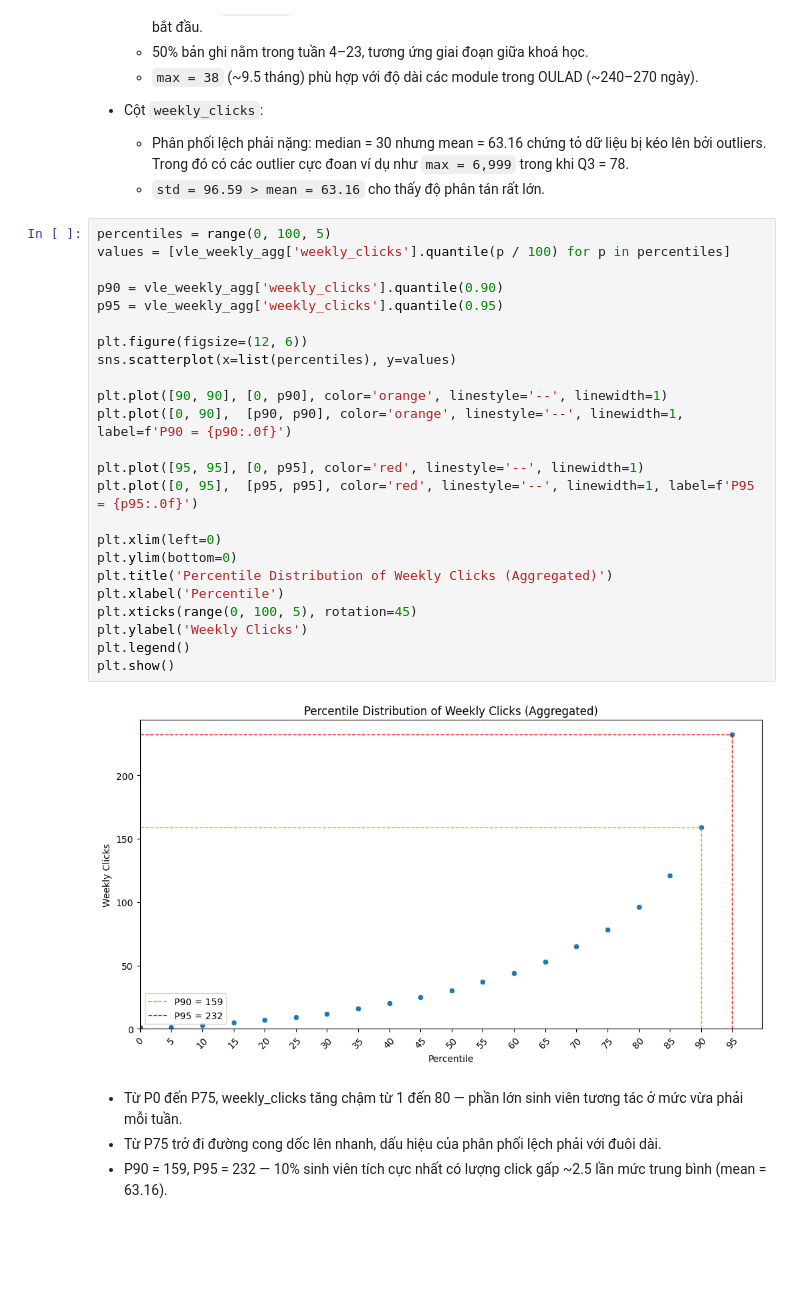
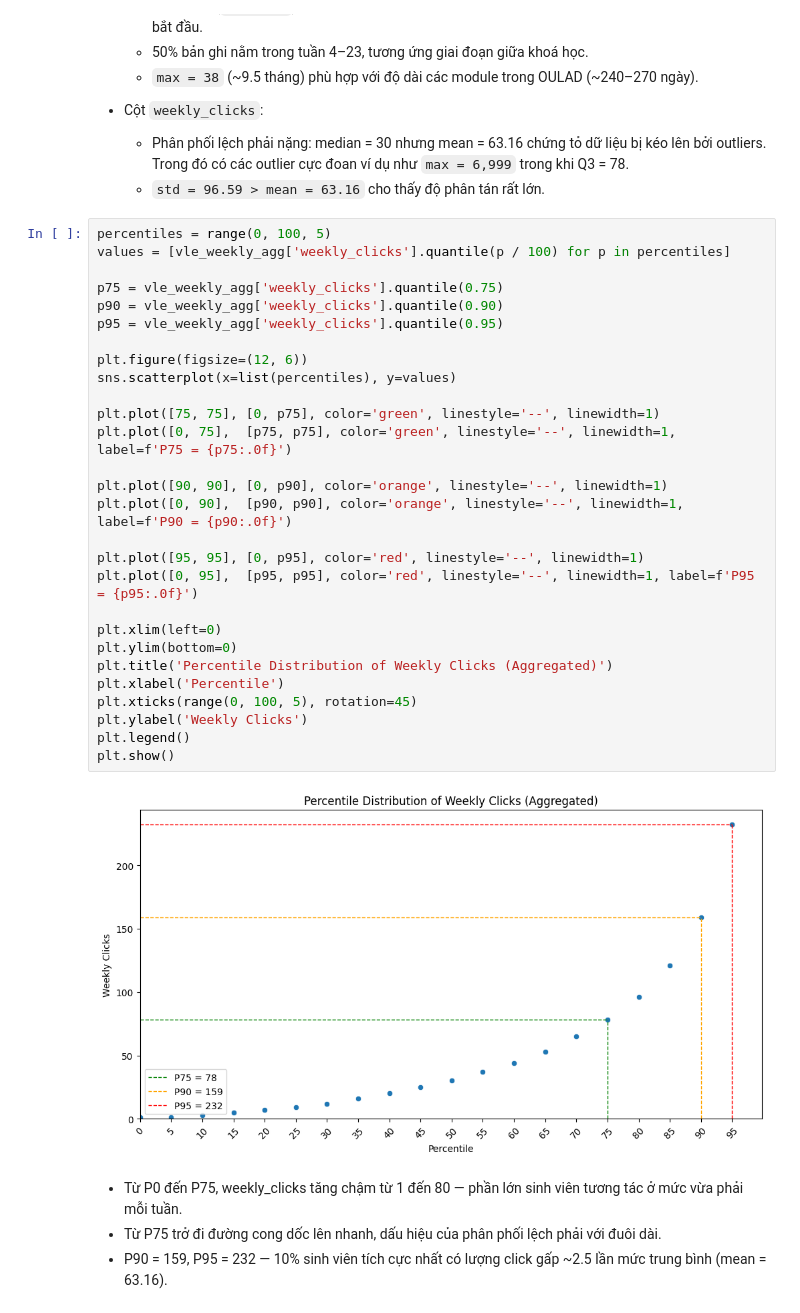
Before and after one commit to thiennguyen37-qn/early-academic-risk-warning, a Jupyter notebook: notebooks/EDA.ipynb, the cells around one changed output. Drawn from its saved outputs; the diff is of its cells as text; blank space fills up the shorter version.

```diff
--- a/notebooks/EDA.ipynb
+++ b/notebooks/EDA.ipynb
@@ -267,29 +267,33 @@ vle_weekly_agg.describe().apply(lambda x: x.apply('{:.2f}'.format))
 # %%
 percentiles = range(0, 100, 5)
 values = [vle_weekly_agg['weekly_clicks'].quantile(p / 100) for p in percentiles]
 
+p75 = vle_weekly_agg['weekly_clicks'].quantile(0.75)
 p90 = vle_weekly_agg['weekly_clicks'].quantile(0.90)
 p95 = vle_weekly_agg['weekly_clicks'].quantile(0.95)
 
 plt.figure(figsize=(12, 6))
 sns.scatterplot(x=list(percentiles), y=values)
+
+plt.plot([75, 75], [0, p75], color='green', linestyle='--', linewidth=1)
+plt.plot([0, 75],  [p75, p75], color='green', linestyle='--', linewidth=1, label=f'P75 = {p75:.0f}')
 
 plt.plot([90, 90], [0, p90], color='orange', linestyle='--', linewidth=1)
 plt.plot([0, 90],  [p90, p90], color='orange', linestyle='--', linewidth=1, label=f'P90 = {p90:.0f}')
 
 plt.plot([95, 95], [0, p95], color='red', linestyle='--', linewidth=1)
 plt.plot([0, 95],  [p95, p95], color='red', linestyle='--', linewidth=1, label=f'P95 = {p95:.0f}')
 
 plt.xlim(left=0)
 plt.ylim(bottom=0)
 plt.title('Percentile Distribution of Weekly Clicks (Aggregated)')
 plt.xlabel('Percentile')
 plt.xticks(range(0, 100, 5), rotation=45)
 plt.ylabel('Weekly Clicks')
 plt.legend()
 plt.show()
 # %% [output]
-[figure, old version]
+[figure, new version]
 # %% [markdown]
 - Từ P0 đến P75, weekly_clicks tăng chậm từ 1 đến 80 — phần lớn sinh viên tương tác ở mức vừa phải mỗi tuần.
 - Từ P75 trở đi đường cong dốc lên nhanh, dấu hiệu của phân phối lệch phải với đuôi dài.
```
Also changed, not shown: parts of 43 cells of this notebook, 1 other file.
